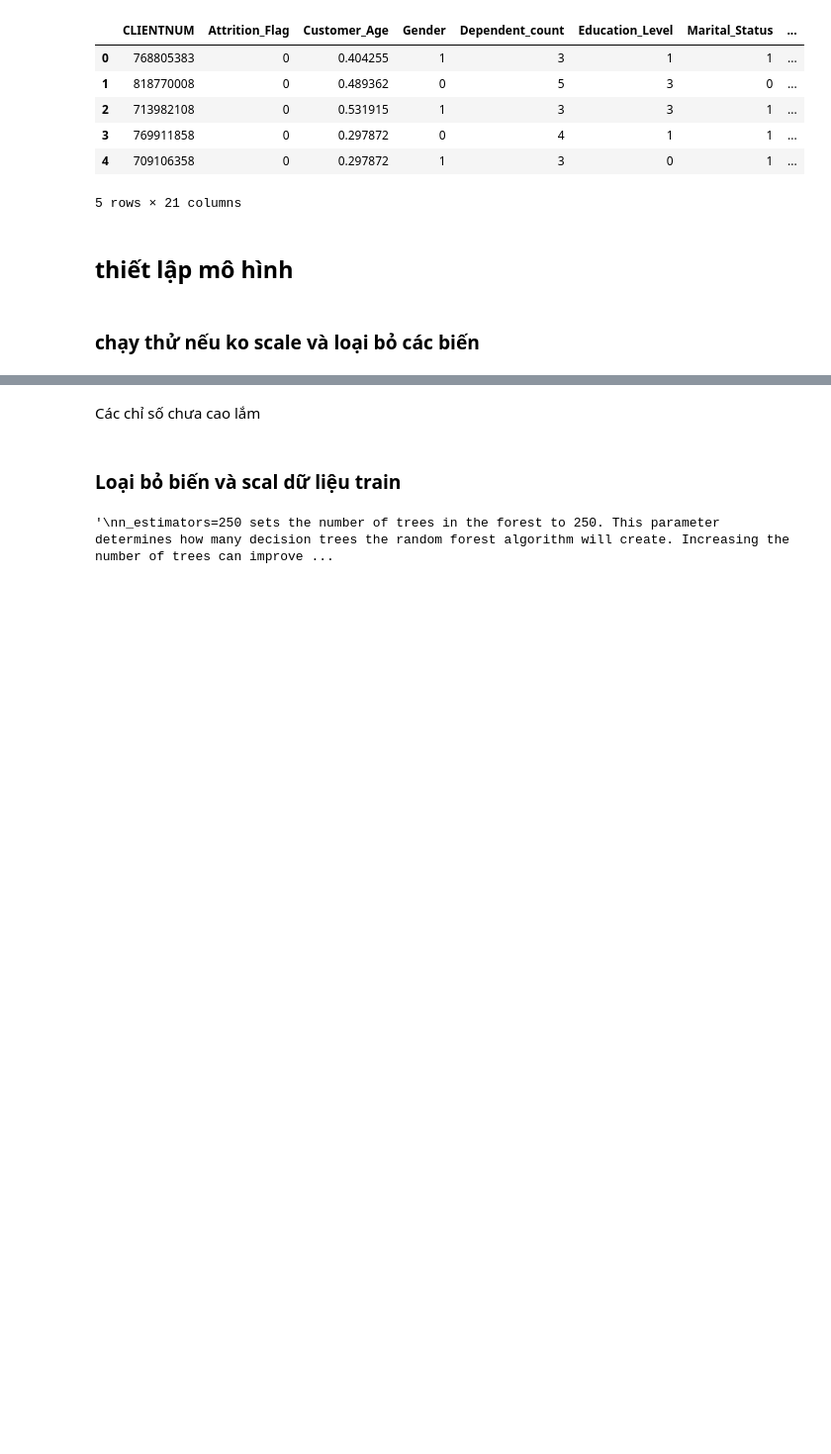
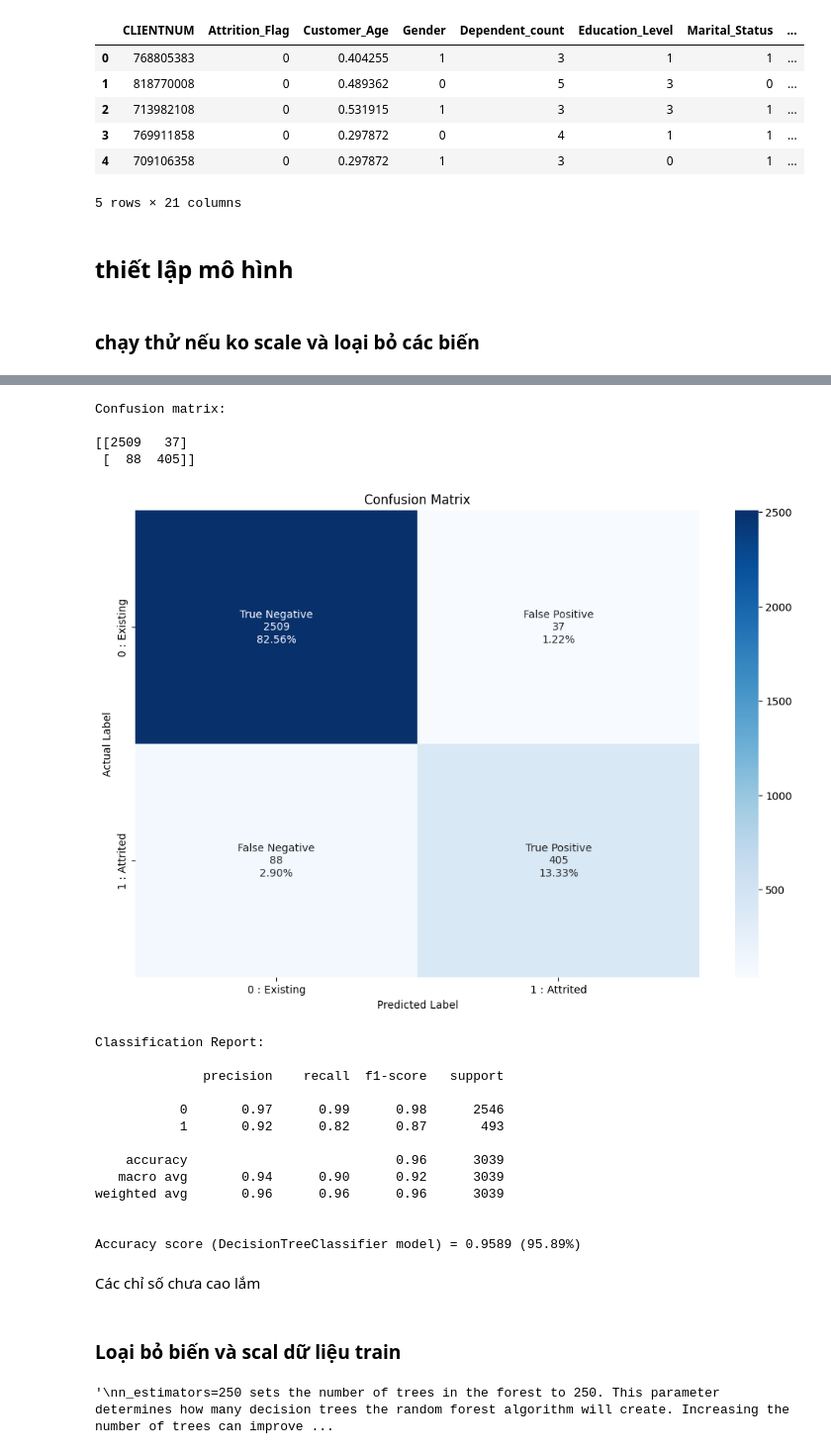
Before and after one commit to thien2972/DataAnalyst, a Jupyter notebook: credit_card_customer.ipynb, the cells around one changed output, grey strips where cells are left out. Shown at 99% size. Drawn from its saved outputs; the diff is of its cells as text; code cells hidden in the pictures; blank space fills up the shorter version.

```diff
--- a/credit_card_customer.ipynb
+++ b/credit_card_customer.ipynb
@@ -588,3 +596,25 @@ Accuracy score (DecisionTreeClassifier model) = 0.9309 (93.09%)
+# %%
+y_pred = model_to_train(dict['RandomForestClassifier'], X_train, y_train, X_test)
+test(y_test, y_pred)
+# %% [output]
+Confusion matrix:
+
+[[2509   37]
+ [  88  405]]
+[figure, added]
+Classification Report:
+
+              precision    recall  f1-score   support
+
+           0       0.97      0.99      0.98      2546
+           1       0.92      0.82      0.87       493
+
+    accuracy                           0.96      3039
+   macro avg       0.94      0.90      0.92      3039
+weighted avg       0.96      0.96      0.96      3039
+
+
+Accuracy score (DecisionTreeClassifier model) = 0.9589 (95.89%)
 # %% [markdown]
 Các chỉ số chưa cao lắm
 # %% [markdown]
```
Also changed, not shown: parts of 13 cells of this notebook.
